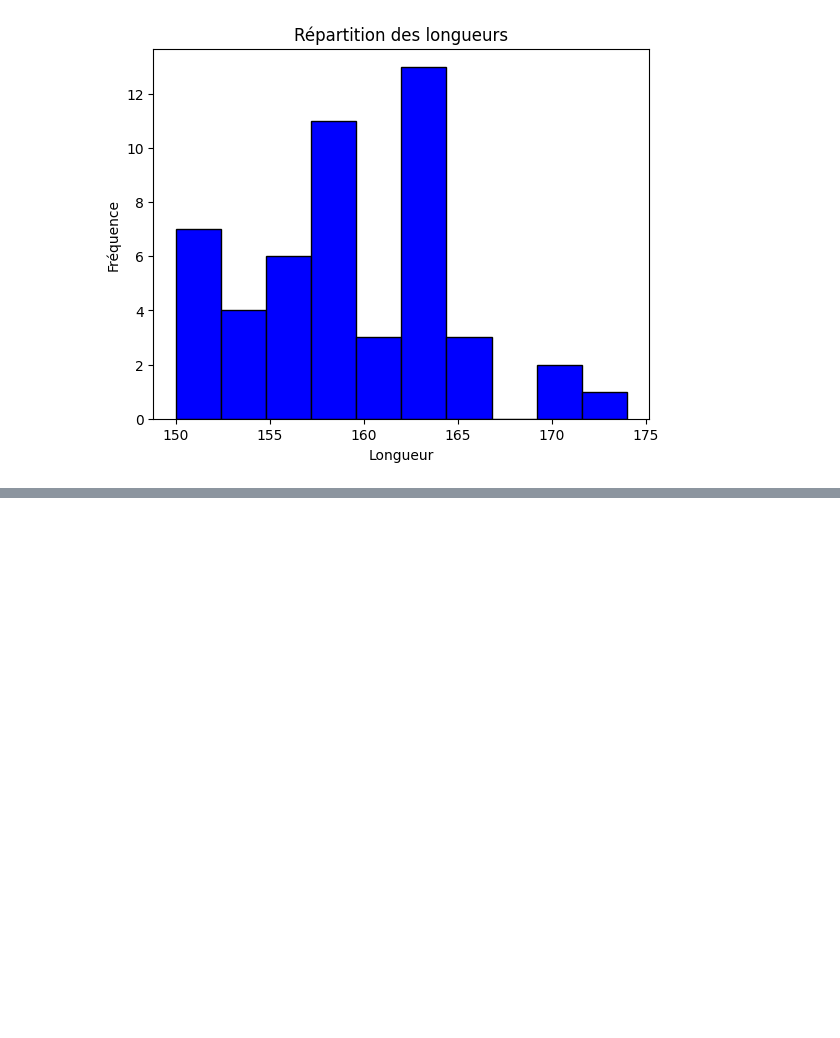
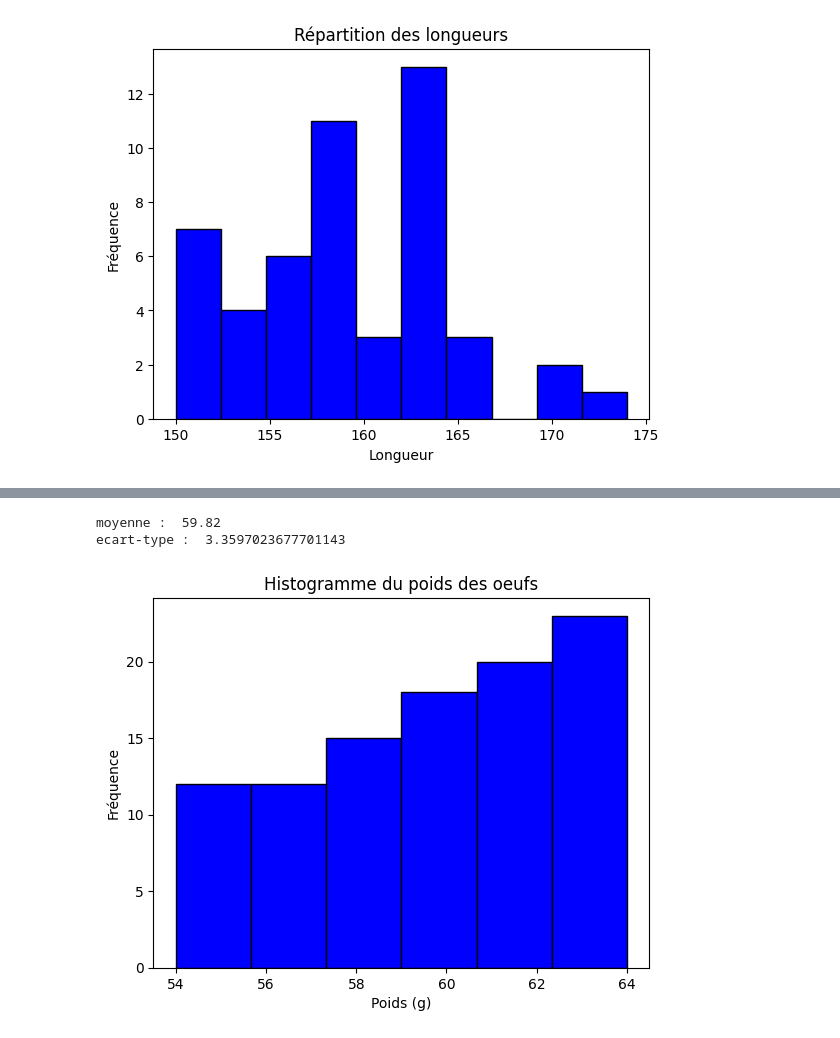
Before and after one commit to Glerious/IPSA, a Jupyter notebook: Ma315_Analyse_donnée/Projet/src/py/test.ipynb, the cells around one changed output, grey strips where cells are left out. Saved outputs shown, nothing was run; the diff lists cells and outputs as text; code cells hidden in the pictures; blank space fills up the shorter version.

```diff
--- a/Ma315_Analyse_donnée/Projet/src/py/test.ipynb
+++ b/Ma315_Analyse_donnée/Projet/src/py/test.ipynb
@@ -111,0 +173,29 @@ with open("data.dat", "w") as file:
+# %%
+# 9
+from matplotlib.pyplot import hist, title, xlabel, ylabel
+from numpy import square
+from math import sqrt
+
+data = {54: 12, 56: 12, 58: 15, 60: 18, 62: 20, 64: 23}
+
+data_list = []
+for i, j in data.items():
+    data_list += [i]*j
+
+
+data_form = [i * j / sum(data.values()) for i, j in zip(data.keys(), data.values())]
+data_forv = [i**2 * j / sum(data.values()) for i, j in zip(data.keys(), data.values())]
+
+
+hist(data_list, bins=6, color='blue', edgecolor='black')
+title('Histogramme du poids des oeufs')
+xlabel('Poids (g)')
+ylabel('Fréquence')
+
+m = sum(data_form)
+v = sum(data_forv) - sum(data_form)**2
+print("moyenne : ", m, "\necart-type : ", sqrt(v))
+# %% [output]
+moyenne :  59.82
+ecart-type :  3.3597023677701143
+[figure, added]
```
Also changed, not shown: parts of 6 cells of this notebook, 10 other files.
